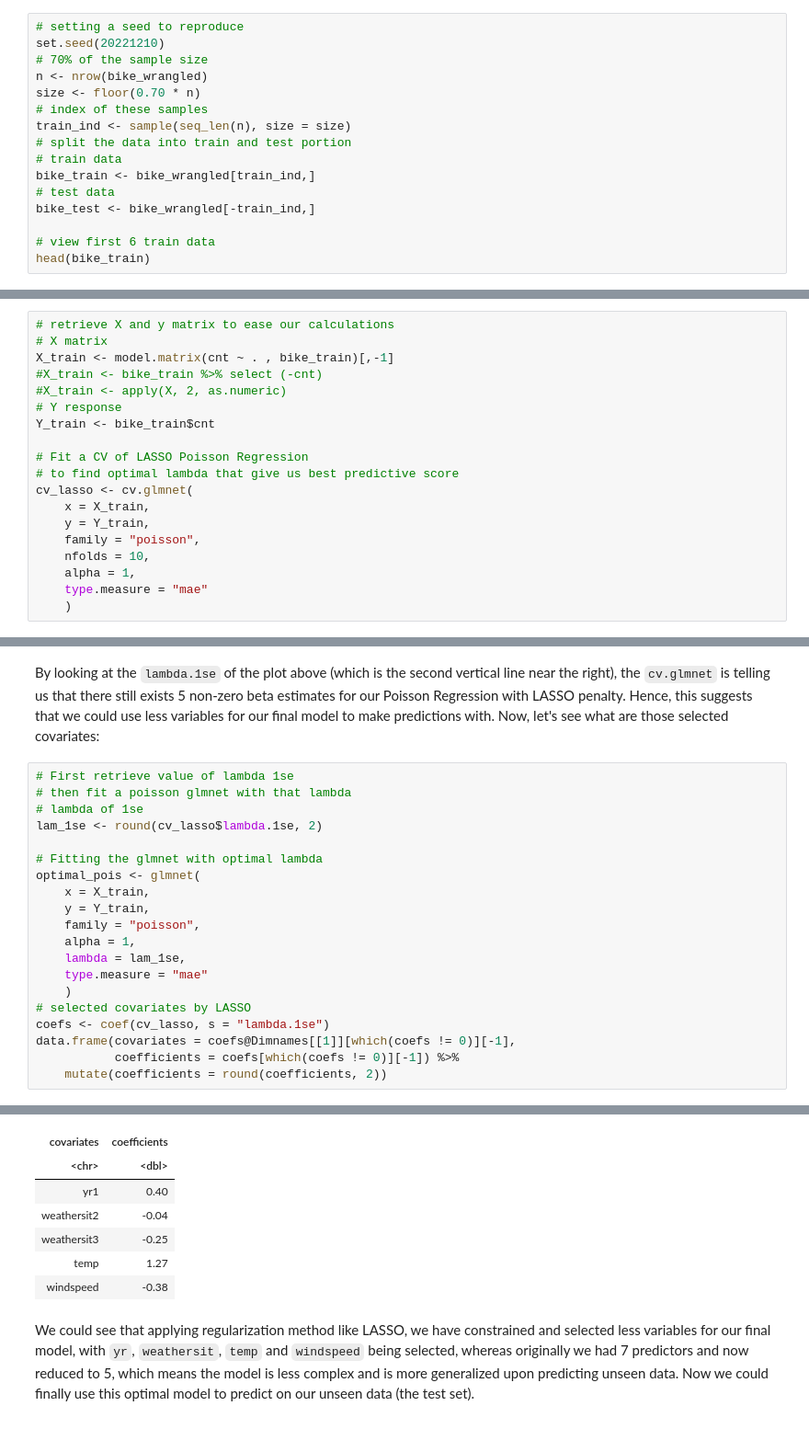
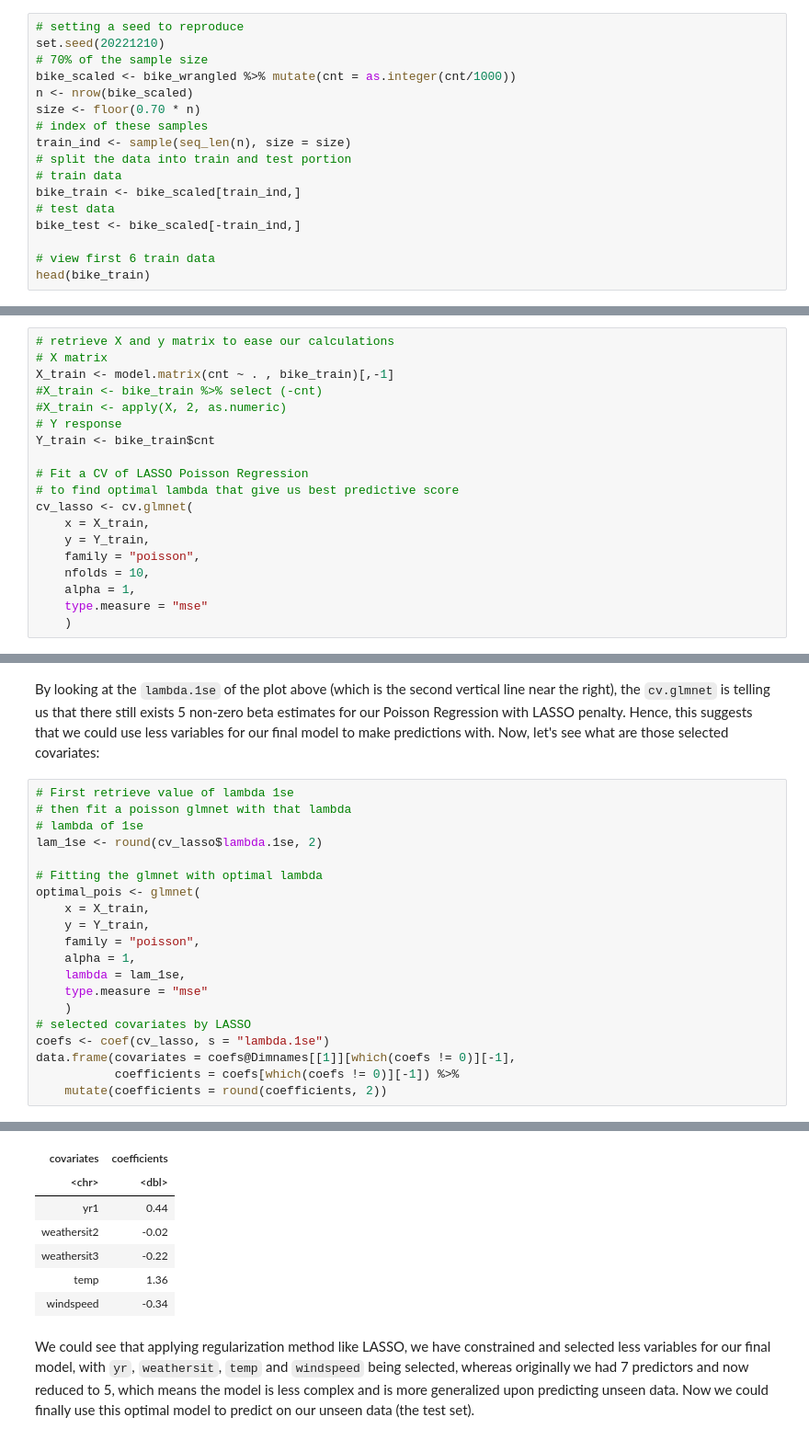
Before and after one commit to tonyliang19/stat301-group-project, a Jupyter notebook: src/methods_tony.ipynb, the cells around one changed output, grey strips where cells are left out. Shown at 92% size. Drawn from its saved outputs; the diff is of its cells as text.

```diff
--- a/src/methods_tony.ipynb
+++ b/src/methods_tony.ipynb
@@ -316,15 +313,16 @@ Now we will first split the data to train and test from our wrangled data.
 # setting a seed to reproduce
 set.seed(20221210)
 # 70% of the sample size
-n <- nrow(bike_wrangled)
+bike_scaled <- bike_wrangled %>% mutate(cnt = as.integer(cnt/1000))
+n <- nrow(bike_scaled)
 size <- floor(0.70 * n)
 # index of these samples
 train_ind <- sample(seq_len(n), size = size)
 # split the data into train and test portion
 # train data
-bike_train <- bike_wrangled[train_ind,]
+bike_train <- bike_scaled[train_ind,]
 # test data
-bike_test <- bike_wrangled[-train_ind,]
+bike_test <- bike_scaled[-train_ind,]
 
 # view first 6 train data
 head(bike_train)
@@ -373,7 +363,7 @@ cv_lasso <- cv.glmnet(
     family = "poisson",
     nfolds = 10,
     alpha = 1,
-    type.measure = "mae"
+    type.measure = "mse"
     )
 # %% [markdown]
 We could then visualize these CV glmnet of our LASSO Poisson Regression to see how many non-zero predictors exists at our lambda.1se, that is given us low risk estimate while being 1 Standard Error within the the lambda that gives the mininum risk estimate. <--- **Proofread and check?**
@@ -389,31 +379,31 @@ By looking at the `lambda.1se` of the plot above (which is the second vertical l
 # %%
 # First retrieve value of lambda 1se
 # then fit a poisson glmnet with that lambda
 # lambda of 1se
 lam_1se <- round(cv_lasso$lambda.1se, 2)
 
 # Fitting the glmnet with optimal lambda
 optimal_pois <- glmnet(
     x = X_train,
     y = Y_train,
     family = "poisson",
     alpha = 1,
     lambda = lam_1se,
-    type.measure = "mae"
+    type.measure = "mse"
     )
 # selected covariates by LASSO
 coefs <- coef(cv_lasso, s = "lambda.1se")
 data.frame(covariates = coefs@Dimnames[[1]][which(coefs != 0)][-1],
            coefficients = coefs[which(coefs != 0)][-1]) %>%
     mutate(coefficients = round(coefficients, 2))
 # %% [output]
 A data.frame: 5 × 2
 | covariates | coefficients |
 | <chr> | <dbl> |
-| yr1 | 0.40 |
-| weathersit2 | -0.04 |
-| weathersit3 | -0.25 |
-| temp | 1.27 |
-| windspeed | -0.38 |
+| yr1 | 0.44 |
+| weathersit2 | -0.02 |
+| weathersit3 | -0.22 |
+| temp | 1.36 |
+| windspeed | -0.34 |
 # %% [markdown]
 We could see that applying regularization method like LASSO, we have constrained and selected less variables for our final model, with `yr`, `weathersit`, `temp` and `windspeed` being selected, whereas originally we had 7 predictors and now reduced to 5, which means the model is less complex and is more generalized upon predicting unseen data. Now we could finally use this optimal model to predict on our unseen data (the test set).
```
Also changed, not shown: parts of 24 cells of this notebook.
